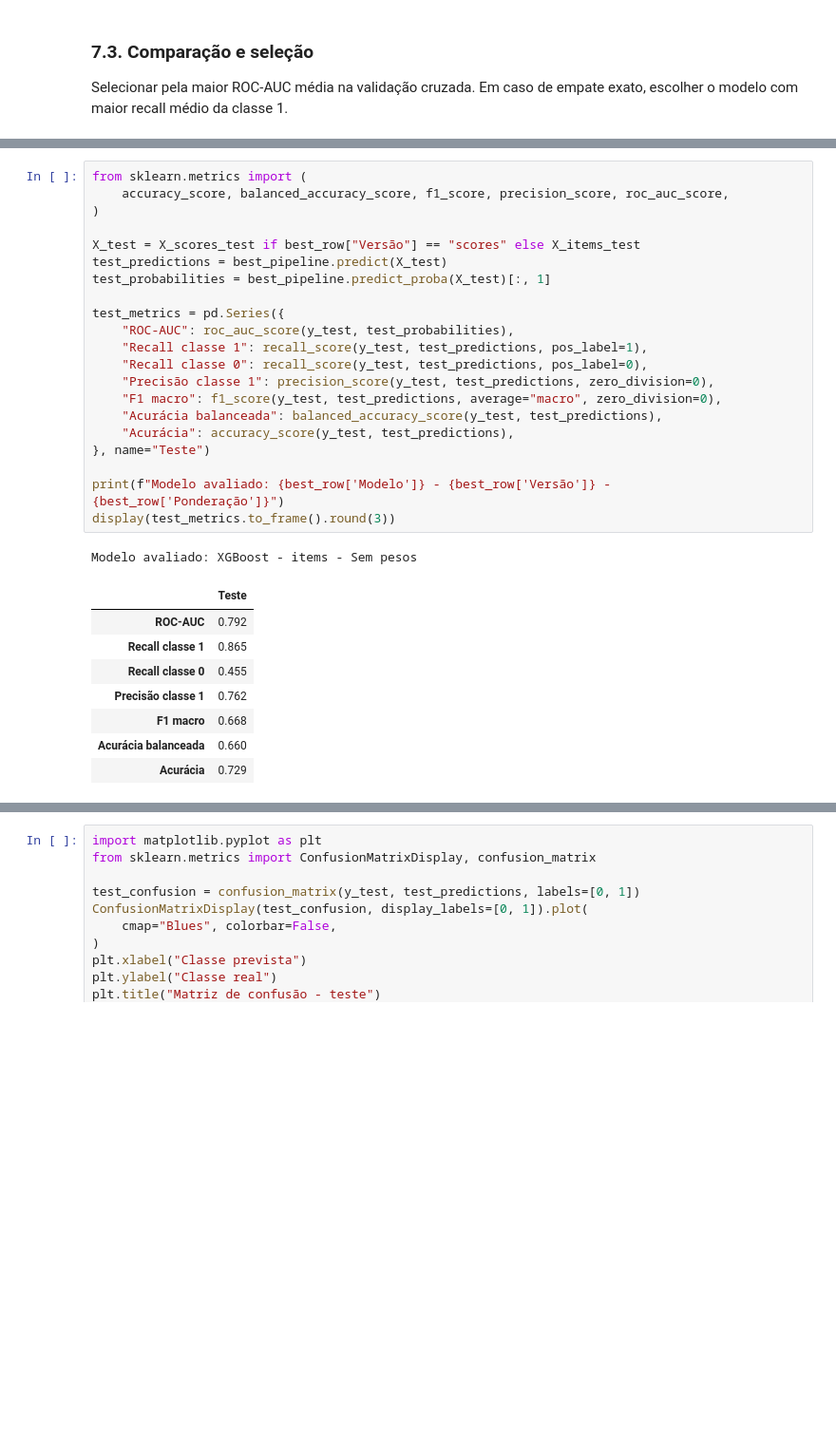
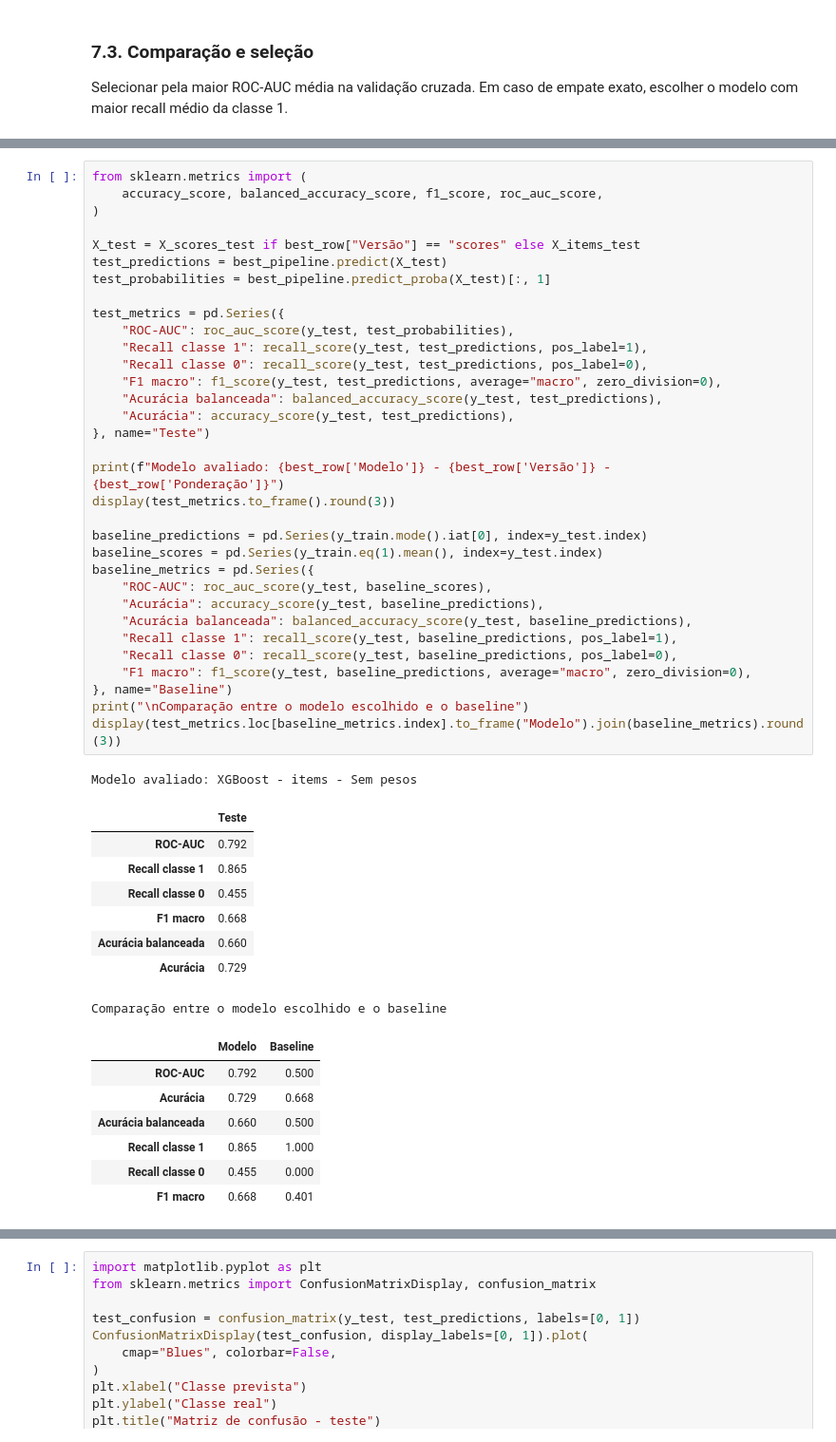
Before and after one commit to BrendonKappel/explainable-burnout-prediction, a Jupyter notebook: notebooks/burnout_prediction.ipynb, the cells around one changed output, grey strips where cells are left out. Shown at 95% size. Cells and saved outputs as stored; diff of their text form; blank space fills up the shorter version.

```diff
--- a/notebooks/burnout_prediction.ipynb
+++ b/notebooks/burnout_prediction.ipynb
@@ -994,34 +1002,53 @@ Medir os acertos e erros do modelo.
 # %%
 from sklearn.metrics import (
-    accuracy_score, balanced_accuracy_score, f1_score, precision_score, roc_auc_score,
+    accuracy_score, balanced_accuracy_score, f1_score, roc_auc_score,
 )
 
 X_test = X_scores_test if best_row["Versão"] == "scores" else X_items_test
 test_predictions = best_pipeline.predict(X_test)
 test_probabilities = best_pipeline.predict_proba(X_test)[:, 1]
 
 test_metrics = pd.Series({
     "ROC-AUC": roc_auc_score(y_test, test_probabilities),
     "Recall classe 1": recall_score(y_test, test_predictions, pos_label=1),
     "Recall classe 0": recall_score(y_test, test_predictions, pos_label=0),
-    "Precisão classe 1": precision_score(y_test, test_predictions, zero_division=0),
     "F1 macro": f1_score(y_test, test_predictions, average="macro", zero_division=0),
     "Acurácia balanceada": balanced_accuracy_score(y_test, test_predictions),
     "Acurácia": accuracy_score(y_test, test_predictions),
 }, name="Teste")
 
 print(f"Modelo avaliado: {best_row['Modelo']} - {best_row['Versão']} - {best_row['Ponderação']}")
 display(test_metrics.to_frame().round(3))
+
+baseline_predictions = pd.Series(y_train.mode().iat[0], index=y_test.index)
+baseline_scores = pd.Series(y_train.eq(1).mean(), index=y_test.index)
+baseline_metrics = pd.Series({
+    "ROC-AUC": roc_auc_score(y_test, baseline_scores),
+    "Acurácia": accuracy_score(y_test, baseline_predictions),
+    "Acurácia balanceada": balanced_accuracy_score(y_test, baseline_predictions),
+    "Recall classe 1": recall_score(y_test, baseline_predictions, pos_label=1),
+    "Recall classe 0": recall_score(y_test, baseline_predictions, pos_label=0),
+    "F1 macro": f1_score(y_test, baseline_predictions, average="macro", zero_division=0),
+}, name="Baseline")
+print("\nComparação entre o modelo escolhido e o baseline")
+display(test_metrics.loc[baseline_metrics.index].to_frame("Modelo").join(baseline_metrics).round(3))
 # %% [output]
 Modelo avaliado: XGBoost - items - Sem pesos
 |  | Teste |
 | ROC-AUC | 0.792 |
 | Recall classe 1 | 0.865 |
 | Recall classe 0 | 0.455 |
-| Precisão classe 1 | 0.762 |
 | F1 macro | 0.668 |
 | Acurácia balanceada | 0.660 |
 | Acurácia | 0.729 |
+Comparação entre o modelo escolhido e o baseline
+|  | Modelo | Baseline |
+| ROC-AUC | 0.792 | 0.500 |
+| Acurácia | 0.729 | 0.668 |
+| Acurácia balanceada | 0.660 | 0.500 |
+| Recall classe 1 | 0.865 | 1.000 |
+| Recall classe 0 | 0.455 | 0.000 |
+| F1 macro | 0.668 | 0.401 |
 # %% [markdown]
 ### 8.2. Matriz de confusão
 
```
Also changed, not shown: parts of 10 cells of this notebook.
